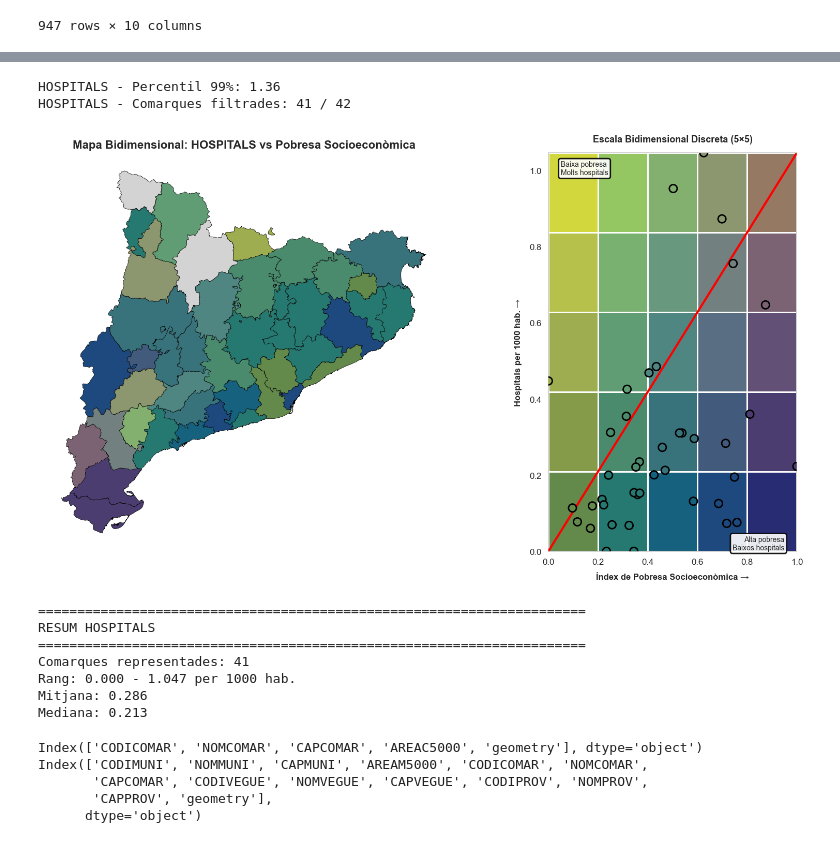
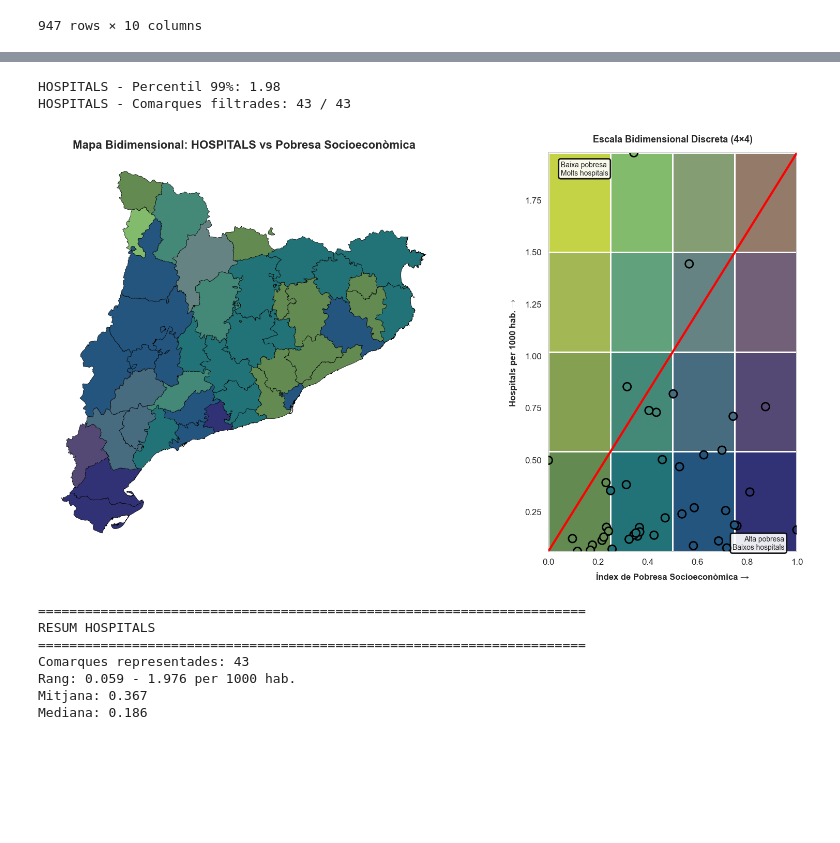
Before and after one commit to alexdeharo269/CatDef, a Jupyter notebook: german_notebook.ipynb, the cells around one changed output, grey strips where cells are left out. Saved outputs shown, nothing was run; the diff lists cells and outputs as text; code cells hidden in the pictures; blank space fills up the shorter version.

```diff
--- a/german_notebook.ipynb
+++ b/german_notebook.ipynb
@@ -807,7 +807,7 @@ desfib_per_comarca['desfib_per_1000_hab'] = (desfib_per_comarca['count_desfibril
 datos_desfib = desfib_per_comarca.merge(pobreza_per_comarca, on='comarca', how='inner')
 
 # Filtrar outliers
-percentil_95_desfib = datos_desfib['desfib_per_1000_hab'].quantile(0.99)
+percentil_95_desfib = datos_desfib['desfib_per_1000_hab'].quantile(1)
 datos_desfib_filtrados = datos_desfib[datos_desfib['desfib_per_1000_hab'] <= percentil_95_desfib].copy()
 
 print(f"DESFIBRILADORS - Percentil 99%: {percentil_95_desfib:.2f}")
@@ -980,7 +980,7 @@ hospi_per_comarca['hospi_per_1000_hab'] = (hospi_per_comarca['count_hospitals']
 datos_hospi = hospi_per_comarca.merge(pobreza_per_comarca, on='comarca', how='inner')
 
 # Filtrar outliers
-percentil_95_hospi = datos_hospi['hospi_per_1000_hab'].quantile(0.99)
+percentil_95_hospi = datos_hospi['hospi_per_1000_hab'].quantile(1)
 datos_hospi_filtrados = datos_hospi[datos_hospi['hospi_per_1000_hab'] <= percentil_95_hospi].copy()
 
 print(f"HOSPITALS - Percentil 99%: {percentil_95_hospi:.2f}")
@@ -997,7 +997,7 @@ min_recursos_h = datos_hospi_filtrados['recursos_sin_norm'].min()
 max_recursos_h = datos_hospi_filtrados['recursos_sin_norm'].max()
 
 # Discretizar
-n_bins = 5
+n_bins = 4
 
 datos_hospi_filtrados['pobreza_bin'] = np.floor(datos_hospi_filtrados['pobreza_norm'] * n_bins).clip(0, n_bins-1).astype(int)
 datos_hospi_filtrados['recursos_bin'] = np.floor(
@@ -1098,49 +1098,40 @@ ax_scatter_h.plot([0, 1], [min_recursos_h, max_recursos_h],
                   color='red', linewidth=3, linestyle='-', zorder=5)
 
 ax_scatter_h.set_xlim(0, 1)
 ax_scatter_h.set_ylim(min_recursos_h, max_recursos_h)
 ax_scatter_h.set_aspect('auto')
 ax_scatter_h.set_xlabel('Índex de Pobresa Socioeconòmica →', fontsize=12, fontweight='bold', labelpad=10)
 ax_scatter_h.set_ylabel('Hospitals per 1000 hab. →', fontsize=12, fontweight='bold', labelpad=10)
 ax_scatter_h.set_title(f'Escala Bidimensional Discreta ({n_bins}×{n_bins})', fontsize=13, fontweight='bold', pad=15)
 ax_scatter_h.grid(False)
 
 # Anotaciones
 ax_scatter_h.text(0.05, max_recursos_h*0.98, 'Baixa pobresa\nMolts hospitals',
                   fontsize=10, ha='left', va='top',
                   bbox=dict(boxstyle='round', facecolor='white', alpha=0.9, edgecolor='black', linewidth=2))
 ax_scatter_h.text(0.95, min_recursos_h*1.02, 'Alta pobresa\nBaixos hospitals',
                   fontsize=10, ha='right', va='bottom',
                   bbox=dict(boxstyle='round', facecolor='white', alpha=0.9, edgecolor='black', linewidth=2))
 
 plt.tight_layout()
 plt.show()
 
 # Estadísticas
 print(f"\n{'='*70}")
 print(f"RESUM HOSPITALS")
 print(f"{'='*70}")
 print(f"Comarques representades: {len(datos_hospi_filtrados)}")
 print(f"Rang: {min_recursos_h:.3f} - {max_recursos_h:.3f} per 1000 hab.")
 print(f"Mitjana: {datos_hospi_filtrados['recursos_sin_norm'].mean():.3f}")
 print(f"Mediana: {datos_hospi_filtrados['recursos_sin_norm'].median():.3f}")
 # %% [output]
-HOSPITALS - Percentil 99%: 1.36
-HOSPITALS - Comarques filtrades: 41 / 42
+HOSPITALS - Percentil 99%: 1.98
+HOSPITALS - Comarques filtrades: 43 / 43
-[figure, old version]
+[figure, new version]
 ======================================================================
 RESUM HOSPITALS
 ======================================================================
-Comarques representades: 41
-Rang: 0.000 - 1.047 per 1000 hab.
-Mitjana: 0.286
-Mediana: 0.213
+Comarques representades: 43
+Rang: 0.059 - 1.976 per 1000 hab.
+Mitjana: 0.367
+Mediana: 0.186
-# %%
-print(comarcas.columns)
-print(municipis_geo.columns)
-# %% [output]
-Index(['CODICOMAR', 'NOMCOMAR', 'CAPCOMAR', 'AREAC5000', 'geometry'], dtype='object')
-Index(['CODIMUNI', 'NOMMUNI', 'CAPMUNI', 'AREAM5000', 'CODICOMAR', 'NOMCOMAR',
-       'CAPCOMAR', 'CODIVEGUE', 'NOMVEGUE', 'CAPVEGUE', 'CODIPROV', 'NOMPROV',
-       'CAPPROV', 'geometry'],
-      dtype='object')
```
Also changed, not shown: parts of 6 cells of this notebook.
